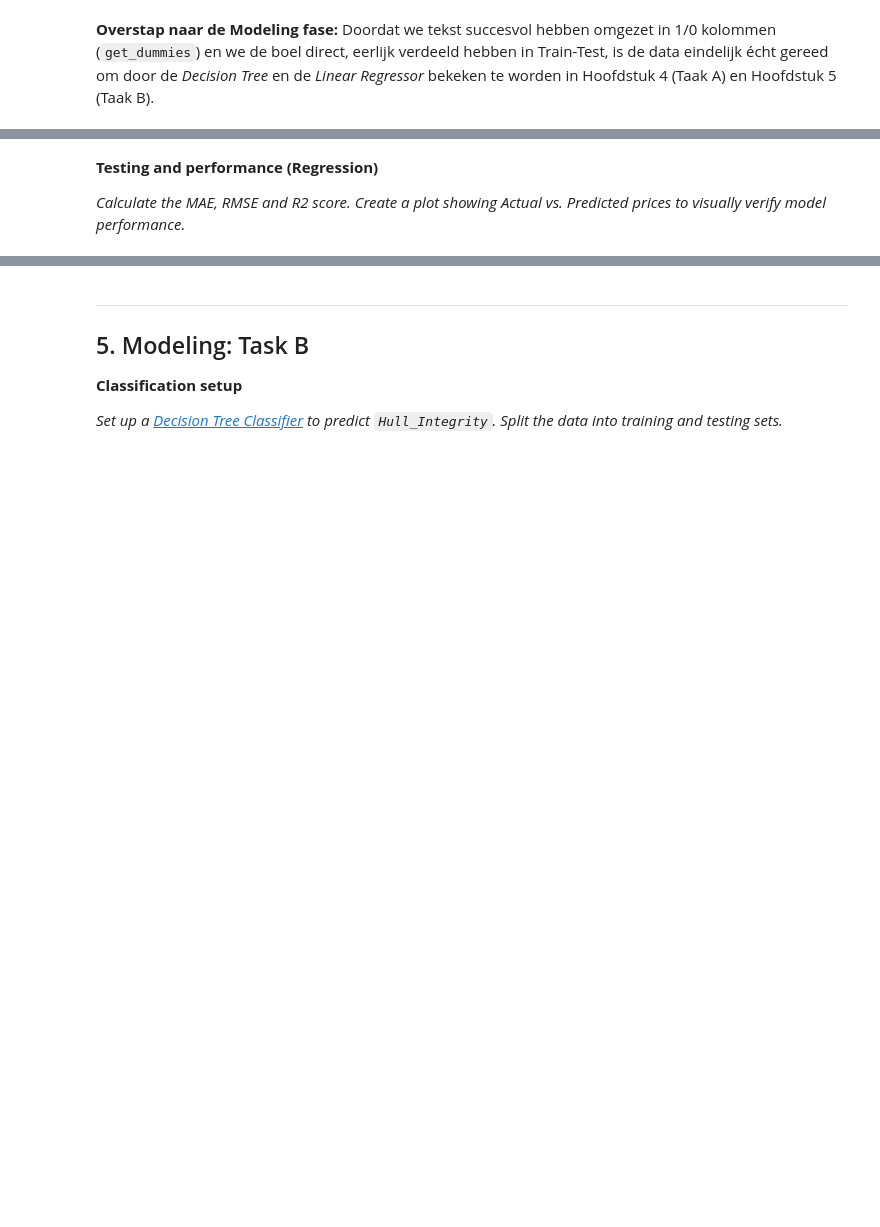
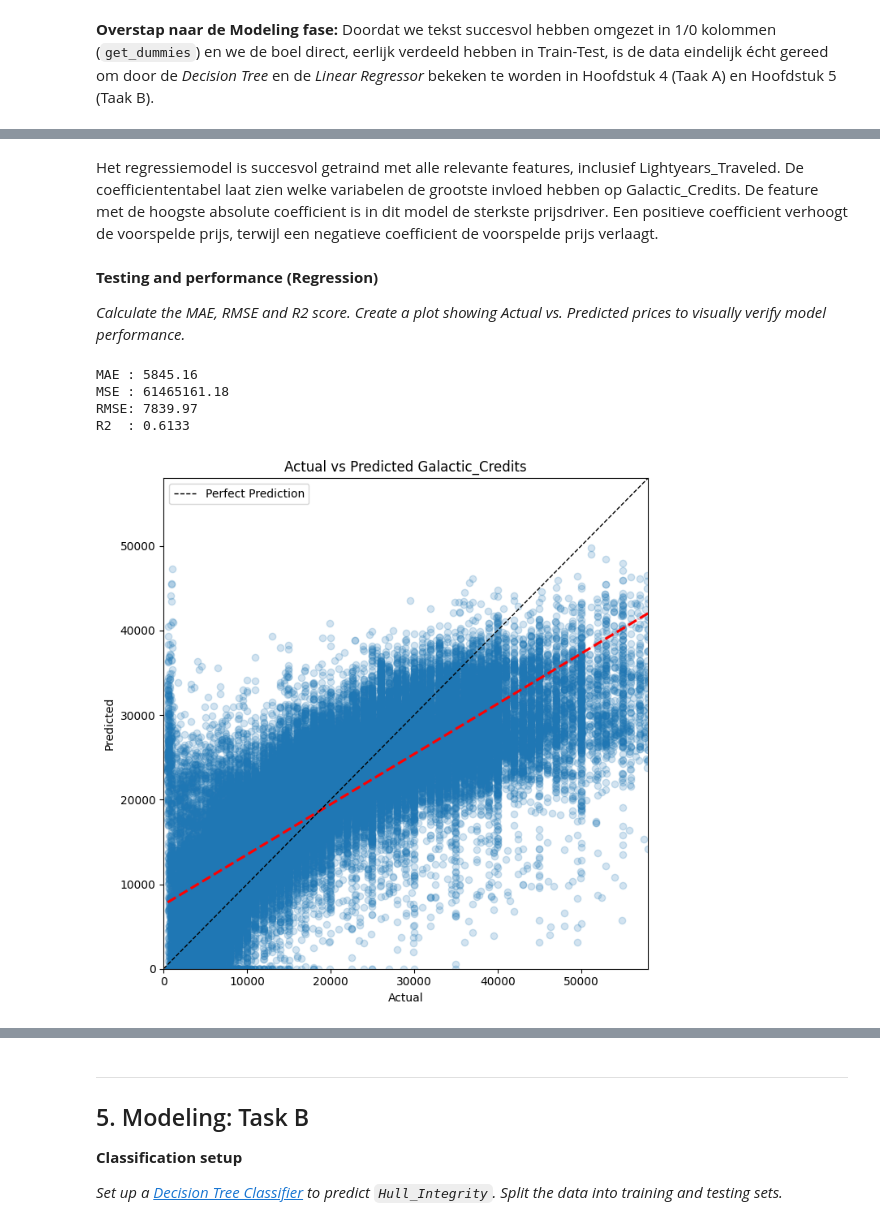
Before and after one commit to AchrafEAE/DDD, a Jupyter notebook: Iteratie3.ipynb, the cells around one changed output, grey strips where cells are left out. Drawn from its saved outputs; the diff is of its cells as text; code cells hidden in the pictures; blank space fills up the shorter version.

```diff
--- a/Iteratie3.ipynb
+++ b/Iteratie3.ipynb
@@ -318,6 +370,44 @@ df.to_csv('iteratie3_clean.csv', index=False)
+# %% [markdown]
+Het regressiemodel is succesvol getraind met alle relevante features, inclusief Lightyears_Traveled. De coefficiententabel laat zien welke variabelen de grootste invloed hebben op Galactic_Credits. De feature met de hoogste absolute coefficient is in dit model de sterkste prijsdriver. Een positieve coefficient verhoogt de voorspelde prijs, terwijl een negatieve coefficient de voorspelde prijs verlaagt.
 # %% [markdown]
 **Testing and performance (Regression)**
 
 *Calculate the MAE, RMSE and R2 score. Create a plot showing Actual vs. Predicted prices to visually verify model performance.*
 # %%
-# CODE CELL: Evaluate the rgression model and plot Actual vs Predicted
+
+y_pred_reg = lin_reg.predict(X_test_reg)
+
+mae = mean_absolute_error(y_test_reg, y_pred_reg)
+mse = mean_squared_error(y_test_reg, y_pred_reg)
+rmse = np.sqrt(mse)
+r2 = r2_score(y_test_reg, y_pred_reg)
+
+print(f"MAE : {mae:.2f}")
+print(f"MSE : {mse:.2f}")
+print(f"RMSE: {rmse:.2f}")
+print(f"R2  : {r2:.4f}")
+
+y_pred_reg_plot = np.clip(y_pred_reg, a_min=0, a_max=None)
+
+plt.figure(figsize=(7, 7))
+# Use a regplot to show the regression line
+sns.regplot(x=y_test_reg, y=y_pred_reg_plot, scatter_kws={'alpha':0.2}, line_kws={'color':'red', 'linestyle':'--'})
+
+
+plot_max = max(y_test_reg.max(), y_pred_reg_plot.max())
+plt.plot([0, plot_max], [0, plot_max], color="black", linestyle="--", linewidth=1, label="Perfect Prediction")
+plt.xlim(0, plot_max)
+plt.ylim(0, plot_max)
+
+plt.title("Actual vs Predicted Galactic_Credits")
+plt.xlabel("Actual")
+plt.ylabel("Predicted")
+plt.legend()
+plt.tight_layout()
+plt.show()
+# %% [output]
+MAE : 5845.16
+MSE : 61465161.18
+RMSE: 7839.97
+R2  : 0.6133
+[figure, added]
```
Also changed, not shown: parts of 7 cells of this notebook, 1 other file.
